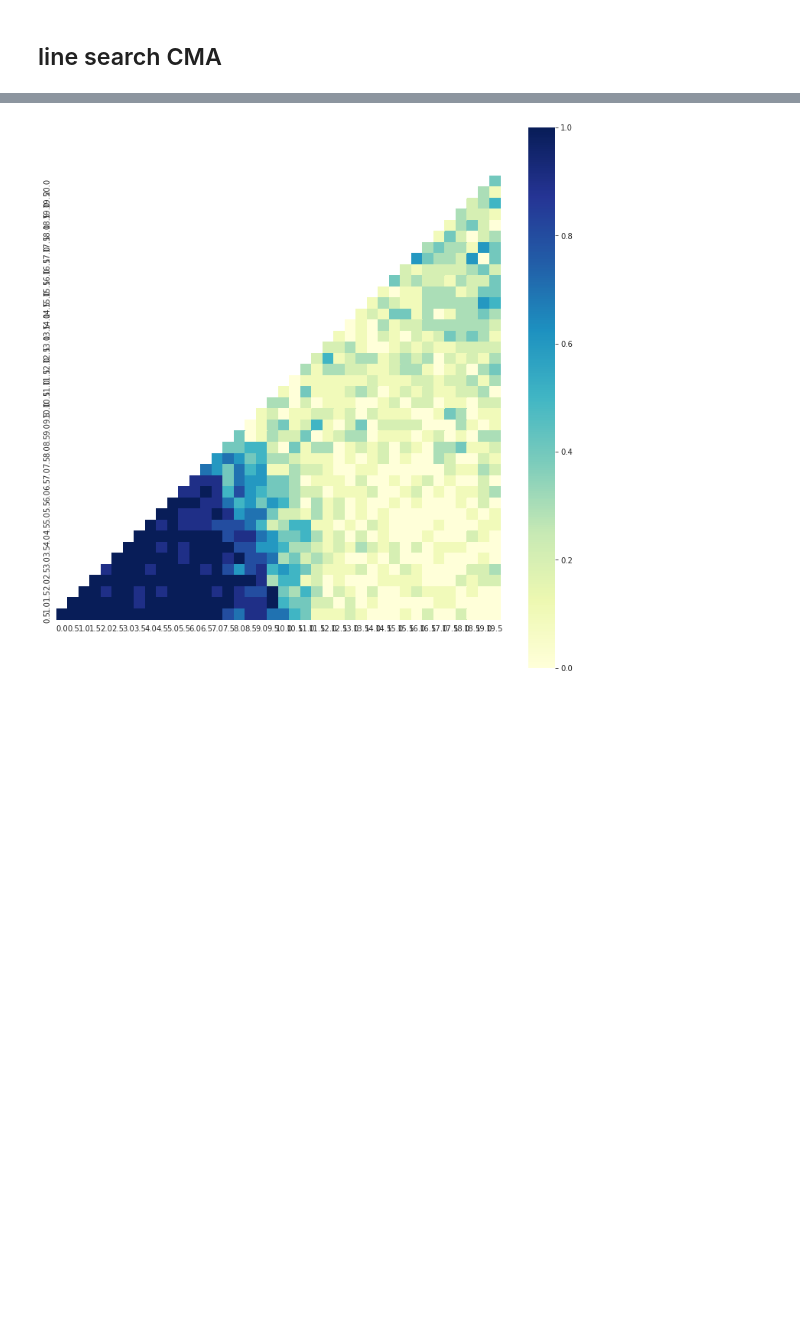
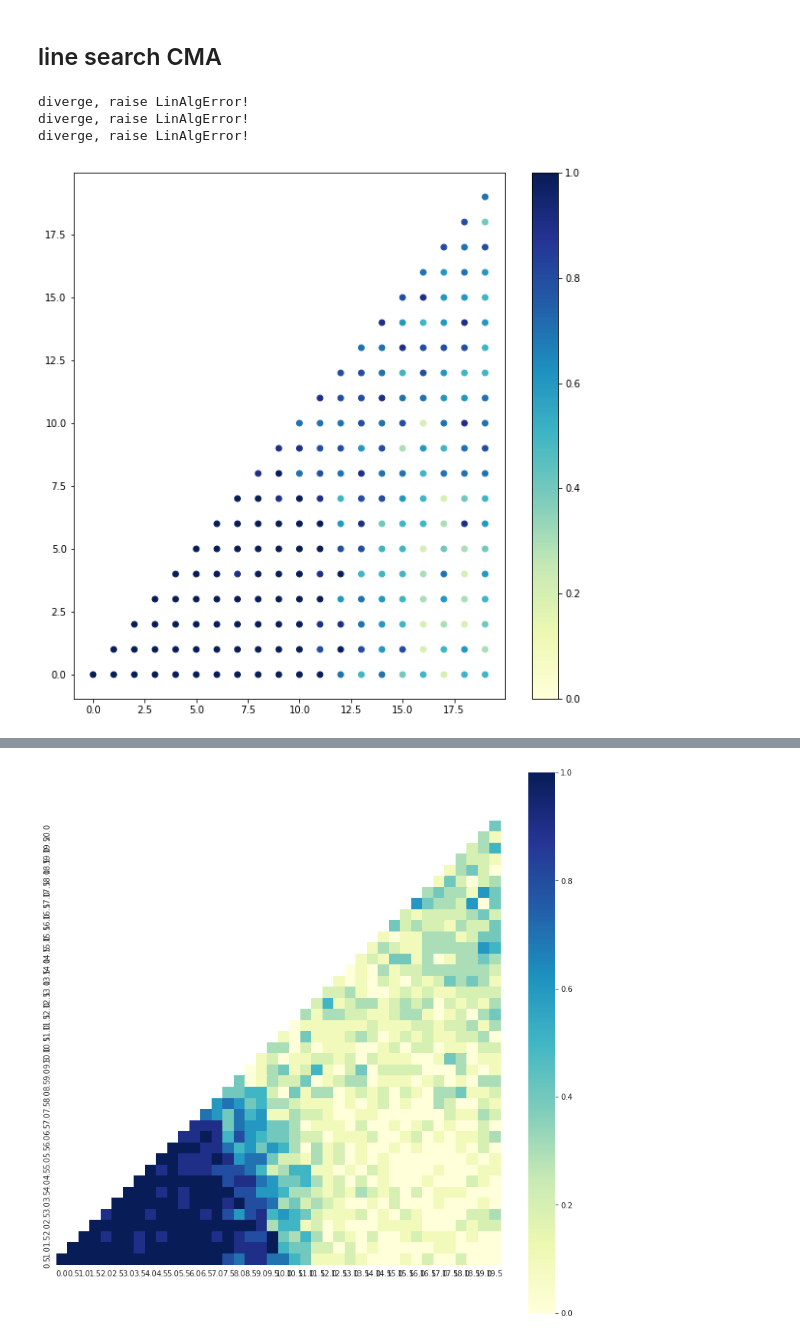
Before and after one commit to huajian1069/non-convex-optimisation, a Jupyter notebook: week 9.ipynb, the cells around one changed output, grey strips where cells are left out. Cells and saved outputs as stored; diff of their text form; code cells hidden in the pictures; blank space fills up the shorter version.

Commit message:
redo multiple experiments

```diff
--- a/week 9.ipynb
+++ b/week 9.ipynb
@@ -511,3 +525,48 @@ plt.savefig('scatter_tuned_ackley_cma.png')
 avg_res3[3:,3:]
 # %% [markdown]
 ## line search CMA
+# %%
+np.random.seed(239)
+
+# init multiple experiments
+exps = multiple_experiment()
+
+# init and setup one experiment
+exp = single_experiment()
+
+# One experiment: setup objective function
+tak = tuned_ackley()
+exp.set_objective(tak)
+
+# One experiment: setup optimizer
+cma = cma_es()
+paras = {'mean0': np.zeros((2,)),
+         'std': np.ones((2,)) * 3,
+         'tol': 1e-5,
+         'adjust_func': line_search(),
+         'record': False,
+         'verbose': False}
+cma.set_parameters(paras)
+exp.set_optimizer(cma)
+
+# Multiple experiment: setup one expreiment
+exps.set_single_exp(exp)
+
+
+# Multiple experiments: setup sample zone of multiple experiments
+expsParas = {'origin': np.array([0,0]),
+             'edge': np.array([20, 20]),
+             'step': 1,
+             'size': 10,
+             'sym': True}
+exps.set_sample_zone(expsParas)
+
+data = exps.do()
+# %% [output]
+diverge, raise LinAlgError!
+diverge, raise LinAlgError!
+diverge, raise LinAlgError!
+# %%
+exps.analyser.plot_scatter()
+# %% [output]
+[figure, added]
```
Also changed, not shown: parts of 12 cells of this notebook, 1 other file.
